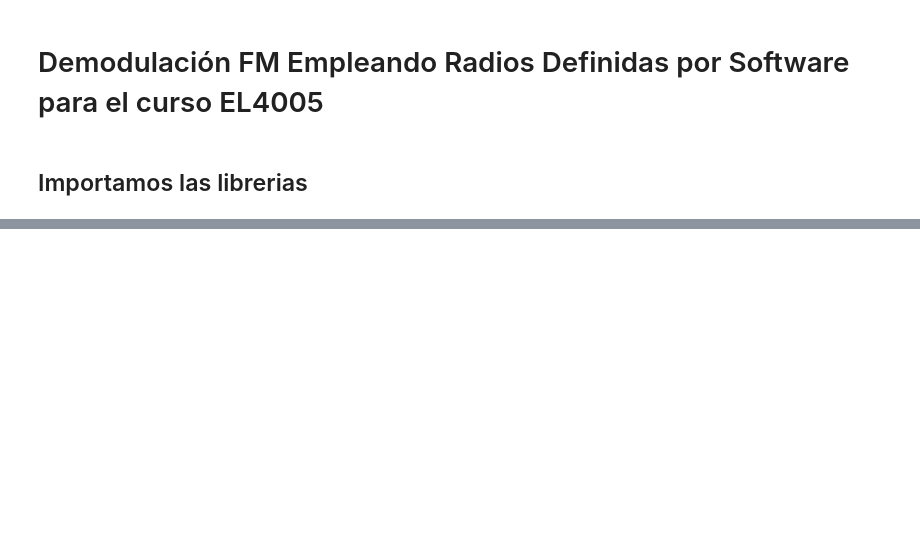
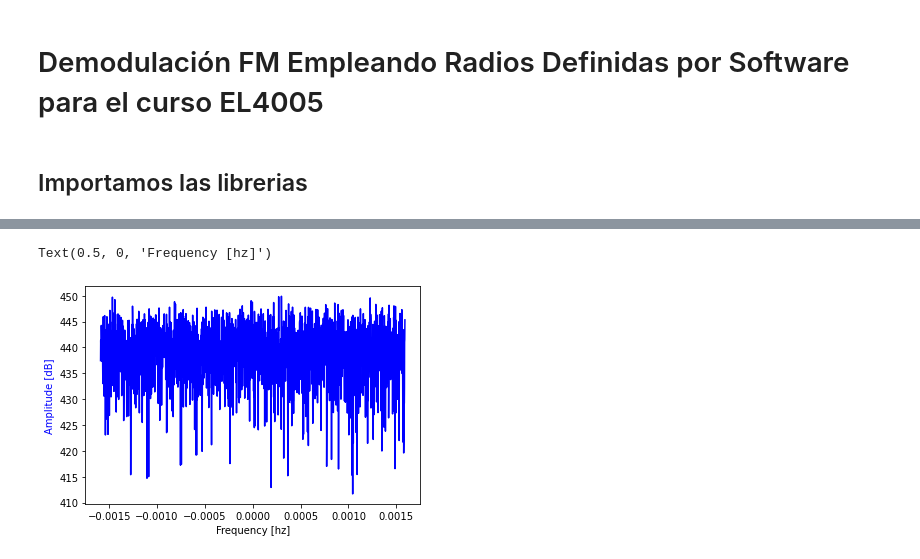
Before and after one commit to joaquinzepeda/Demodulacion-FM-Empleando-SDR-, a Jupyter notebook: Proyecto 3.ipynb, the cells around one changed output, grey strips where cells are left out. Drawn from its saved outputs; the diff is of its cells as text; code cells hidden in the pictures; blank space fills up the shorter version.

```diff
--- a/Proyecto 3.ipynb
+++ b/Proyecto 3.ipynb
@@ -57,0 +62,7 @@ plt.show()
+# %%
+plt.plot(f , 20 * np.log10(abs(h)), 'b')
+plt.ylabel('Amplitude [dB]', color='b')
+plt.xlabel('Frequency [hz]')
+# %% [output]
+Text(0.5, 0, 'Frequency [hz]')
+[figure, added]
```
Also changed, not shown: parts of 5 cells of this notebook.
